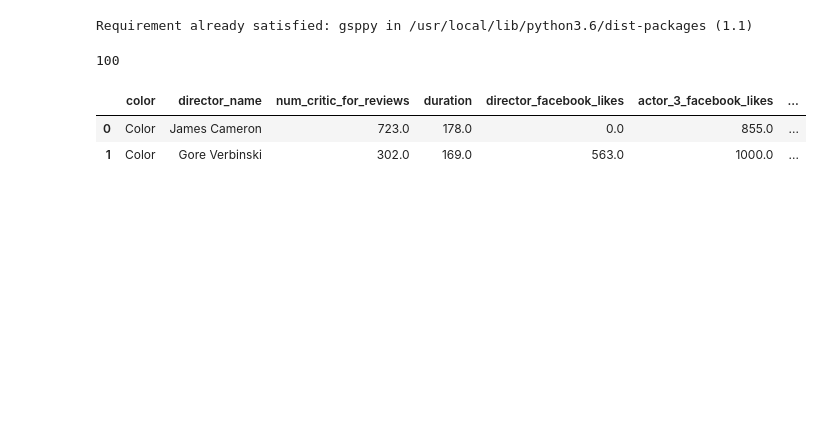
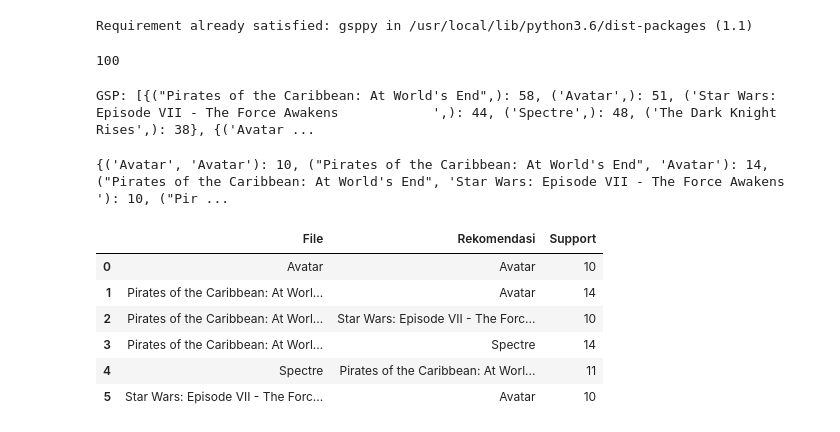
Before and after one commit to andriyan33/DataMining, a Jupyter notebook: UTSDatmin.ipynb, the cells around one changed output. Saved outputs shown, nothing was run; the diff lists cells and outputs as text; code cells hidden in the pictures; blank space fills up the shorter version.

```diff
--- a/UTSDatmin.ipynb
+++ b/UTSDatmin.ipynb
@@ -110,14 +119,33 @@ Requirement already satisfied: gsppy in /usr/local/lib/python3.6/dist-packages (
 print(len(userTransactions))
 # %% [output]
 100
-# %%
-dataset.head(2)
-# %% [output]
-|  | color | director_name | num_critic_for_reviews | duration | director_facebook_likes | actor_3_facebook_likes | ... |
-| 0 | Color | James Cameron | 723.0 | 178.0 | 0.0 | 855.0 | ... |
-| 1 | Color | Gore Verbinski | 302.0 | 169.0 | 563.0 | 1000.0 | ... |
 # %%
 from gsppy.gsp import GSP
 transactions = userTransactions
-result = GSP(userTransactions).search(0.0001)
+result = GSP(userTransactions).search(0.1)
 print("GSP: {}".format(result))
+# %% [output]
+GSP: [{("Pirates of the Caribbean: At World's End",): 58, ('Avatar',): 51, ('Star Wars: Episode VII - The Force Awakens            ',): 44, ('Spectre',): 48, ('The Dark Knight Rises',): 38}, {('Avatar ...
+# %%
+print(result[1])
+# %% [output]
+{('Avatar', 'Avatar'): 10, ("Pirates of the Caribbean: At World's End", 'Avatar'): 14, ("Pirates of the Caribbean: At World's End", 'Star Wars: Episode VII - The Force Awakens            '): 10, ("Pir ...
+# %%
+movie, r1, support = [], [], []
+for key, val in result[1].items():
+  movie.append(key[0])
+  r1.append(key[1])
+  support.append(val)
+# %%
+columns = list(zip(movie, r1, support))
+result_df = pd.DataFrame(columns)
+result_df.columns = ["File", "Rekomendasi", "Support"]
+result_df
+# %% [output]
+|  | File | Rekomendasi | Support |
+| 0 | Avatar | Avatar | 10 |
+| 1 | Pirates of the Caribbean: At Worl... | Avatar | 14 |
+| 2 | Pirates of the Caribbean: At Worl... | Star Wars: Episode VII - The Forc... | 10 |
+| 3 | Pirates of the Caribbean: At Worl... | Spectre | 14 |
+| 4 | Spectre | Pirates of the Caribbean: At Worl... | 11 |
+| 5 | Star Wars: Episode VII - The Forc... | Avatar | 10 |
```
Also changed, not shown: parts of 6 cells of this notebook.
